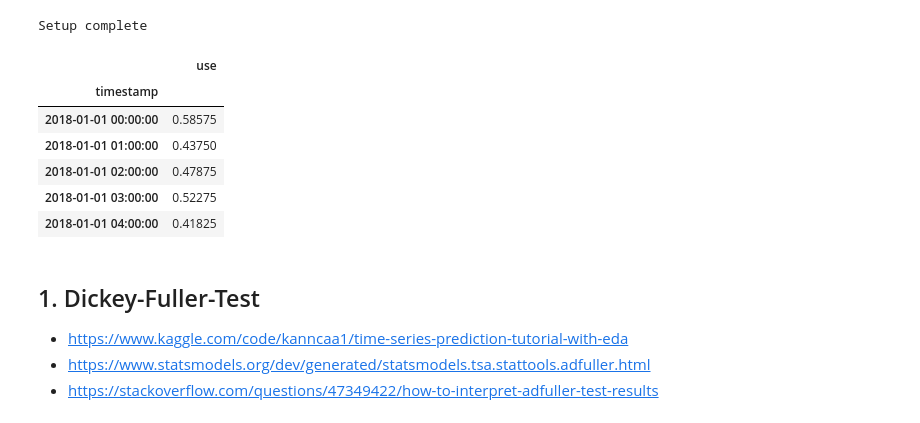
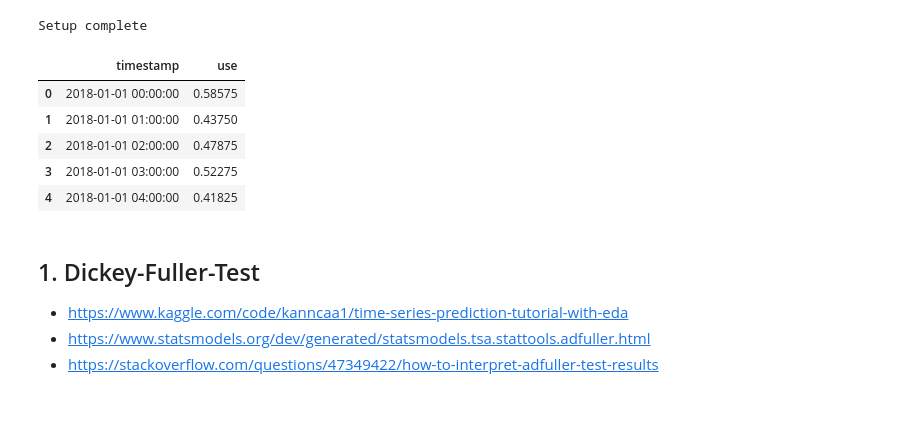
Before and after one commit to philipplandeck/energy-consumption-prediction, a Jupyter notebook: src/03-arima-prediction.ipynb, the cells around one changed output. Drawn from its saved outputs; the diff is of its cells as text; code cells hidden in the pictures.

```diff
--- a/src/03-arima-prediction.ipynb
+++ b/src/03-arima-prediction.ipynb
@@ -58,19 +42,18 @@ def print_metrics(actual, predicted):
 # %%
 df = pd.read_csv("../input/ps-ds2/ps_ds2.csv")
 df.timestamp = pd.to_datetime(df.timestamp)
-df.set_index('timestamp', inplace=True)
 df_save = df.copy()
-df = df[['use']]
+df_save.set_index('timestamp', inplace=True)
+df = df[['timestamp', 'use']]
 
 df.head()
 # %% [output]
-|  | use |
-| timestamp |  |
-| 2018-01-01 00:00:00 | 0.58575 |
-| 2018-01-01 01:00:00 | 0.43750 |
-| 2018-01-01 02:00:00 | 0.47875 |
-| 2018-01-01 03:00:00 | 0.52275 |
-| 2018-01-01 04:00:00 | 0.41825 |
+|  | timestamp | use |
+| 0 | 2018-01-01 00:00:00 | 0.58575 |
+| 1 | 2018-01-01 01:00:00 | 0.43750 |
+| 2 | 2018-01-01 02:00:00 | 0.47875 |
+| 3 | 2018-01-01 03:00:00 | 0.52275 |
+| 4 | 2018-01-01 04:00:00 | 0.41825 |
 # %% [markdown]
 <a id="1"></a>
 ## 1. Dickey-Fuller-Test
```
Also changed, not shown: parts of 23 cells of this notebook, 1 other file.
